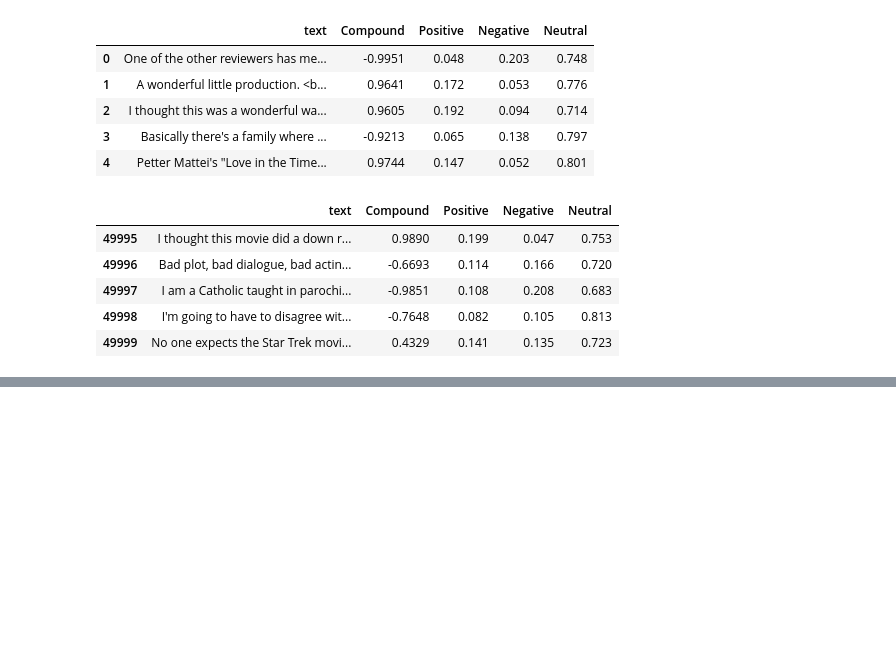
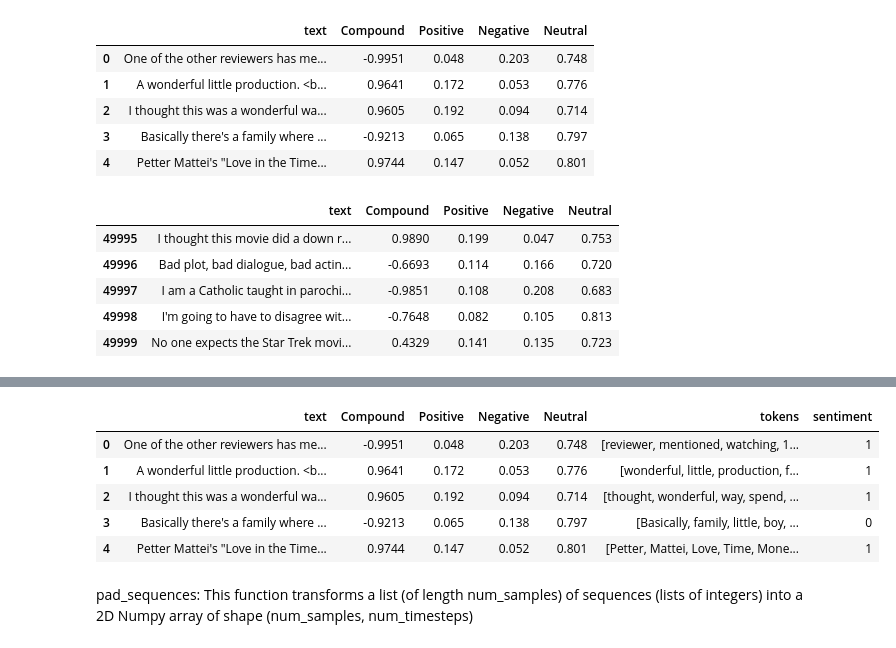
Before and after one commit to tylergehbauer/movie-survey-sentiment-analysis, a Jupyter notebook: movie_sentiment.ipynb, the cells around one changed output, grey strips where cells are left out. Saved outputs shown, nothing was run; the diff lists cells and outputs as text; code cells hidden in the pictures; blank space fills up the shorter version.

```diff
--- a/movie_sentiment.ipynb
+++ b/movie_sentiment.ipynb
@@ -145,0 +199,17 @@ imdb.head()
+# %%
+#this will change 'postive' and 'negative' into integer, necessary for LSTM
+sentiments_dict = {
+    'positive': 1,
+    'negative': 0
+}
+# %%
+#this applies the dict just created to the dataframe
+machine_imdb['sentiment'] = machine_imdb['sentiment'].apply(lambda x: sentiments_dict[x])
+machine_imdb.head(5)
+# %% [output]
+|  | text | Compound | Positive | Negative | Neutral | tokens | sentiment |
+| 0 | One of the other reviewers has me... | -0.9951 | 0.048 | 0.203 | 0.748 | [reviewer, mentioned, watching, 1... | 1 |
+| 1 | A wonderful little production. <b... | 0.9641 | 0.172 | 0.053 | 0.776 | [wonderful, little, production, f... | 1 |
+| 2 | I thought this was a wonderful wa... | 0.9605 | 0.192 | 0.094 | 0.714 | [thought, wonderful, way, spend, ... | 1 |
+| 3 | Basically there's a family where ... | -0.9213 | 0.065 | 0.138 | 0.797 | [Basically, family, little, boy, ... | 0 |
+| 4 | Petter Mattei's "Love in the Time... | 0.9744 | 0.147 | 0.052 | 0.801 | [Petter, Mattei, Love, Time, Mone... | 1 |
@@ -145,0 +234,2 @@ imdb.head()
+# %% [markdown]
+pad_sequences: This function transforms a list (of length num_samples) of sequences (lists of integers) into a 2D Numpy array of shape (num_samples, num_timesteps)
```
Also changed, not shown: parts of 22 cells of this notebook, 2 other files.
